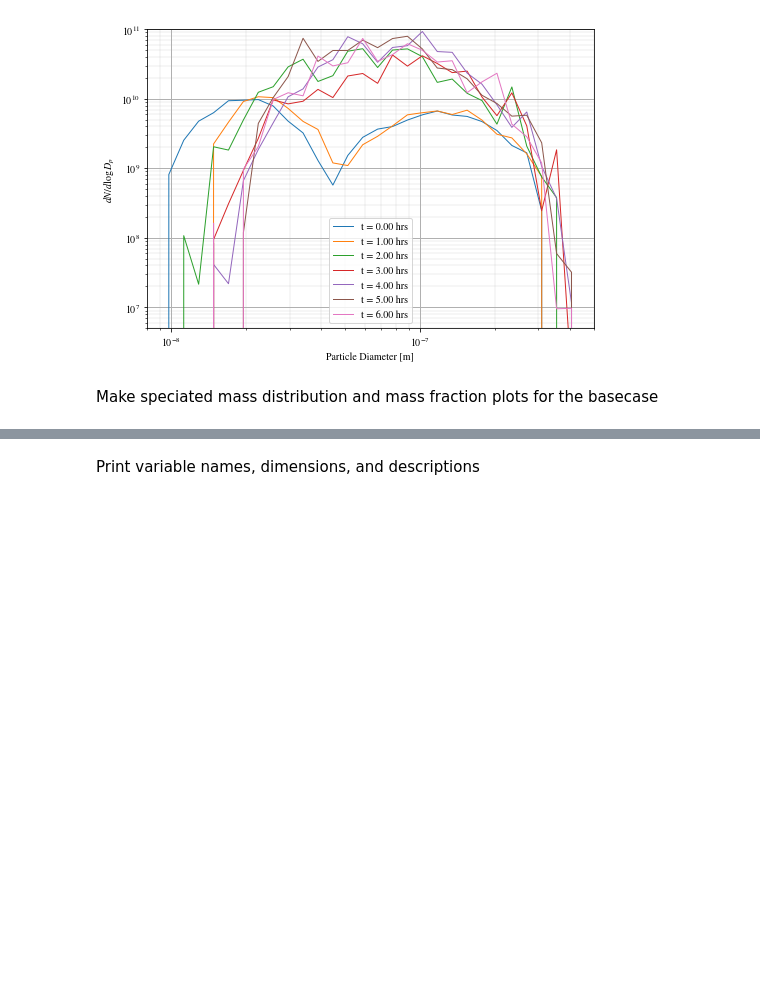
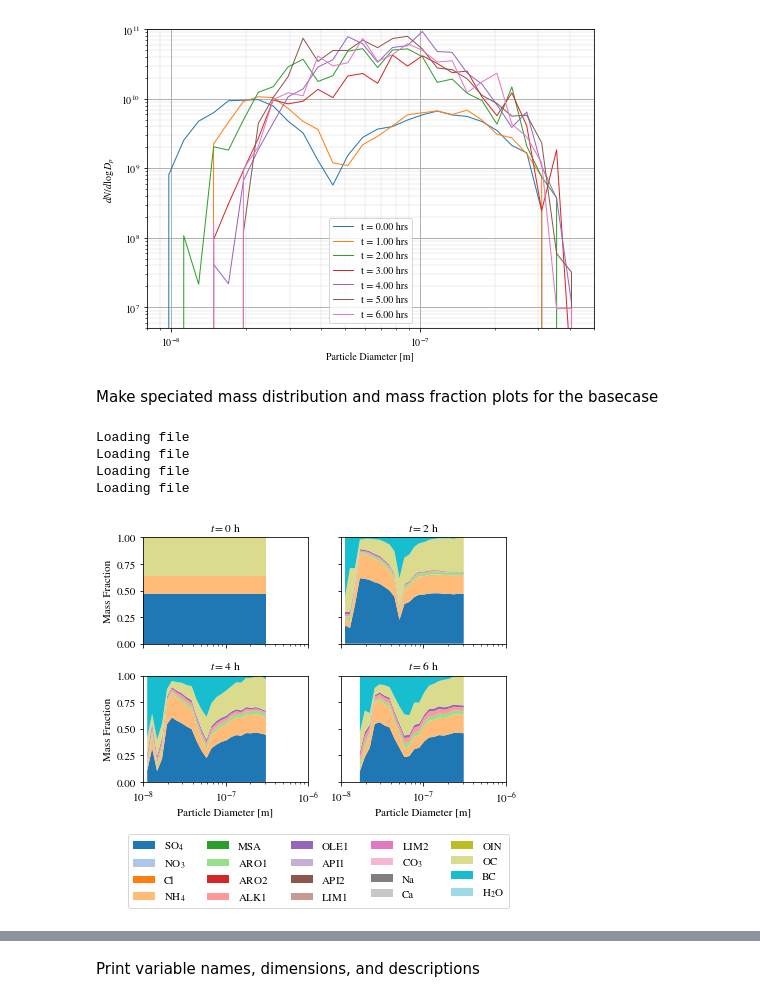
Before and after one commit to samfrederick/WRF-PartMC-LES, a Jupyter notebook: analysis/gridded_output/May-2024-final-runs/gridded-output-analysis.ipynb, the cells around one changed output, grey strips where cells are left out. Drawn from its saved outputs; the diff is of its cells as text; code cells hidden in the pictures; blank space fills up the shorter version.

```diff
--- a/analysis/gridded_output/May-2024-final-runs/gridded-output-analysis.ipynb
+++ b/analysis/gridded_output/May-2024-final-runs/gridded-output-analysis.ipynb
@@ -19,7 +18,7 @@ GriddedOutput.addScenario(scenario_name='point-source-1x1', slurm_id=4599634)
 #scenario = 'uniform-basecase'
 scenario = 'point-source-1x1'
 
-z_idx = 42 # 0 indexing
+z_idx = 40 # 0 indexing
 t_idx = 37 # 1 indexing
 
 # use a width of 10, horizontally average across the 10x10 grid cells
@@ -171,3 +170,21 @@ for t in times:
                         scenario=scenario, t_idx=t, z_idx=z_idx, savefig=False
                       )
     #plt.close()
+# %%
+scenario = 'uniform-basecase'
+
+z_idx = 40 # 0 indexing
+# use a width of 10, horizontally average across the 10x10 grid cells
+xstart, xend = 45, 55 # 1 indexing
+ystart, yend = 45, 55 # 1 indexing
+
+time_interval = 12 # output is 10 mins, so 2 hr between each subplot
+times = np.arange(1, GriddedOutput.n_times+1, time_interval)
+plotFourPanelMassFrac(scenario, times, xstart, xend, ystart, yend, z_idx, yscale='linear',
+                      xlims=(1e-8, 1e-6),savefig=True)
+# %% [output]
+Loading file
+Loading file
+Loading file
+Loading file
+[figure, added]
```
Also changed, not shown: parts of 8 cells of this notebook.
